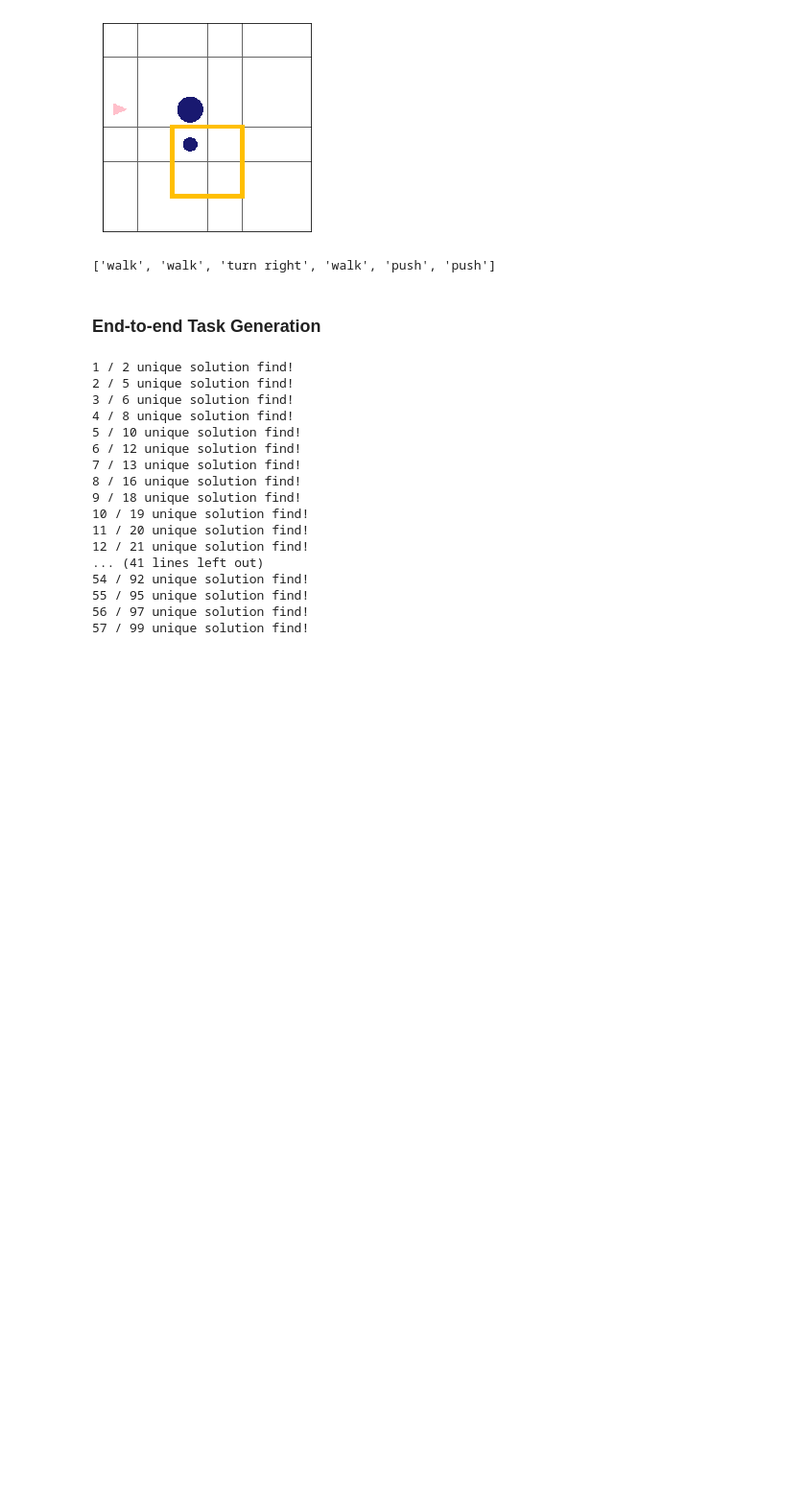
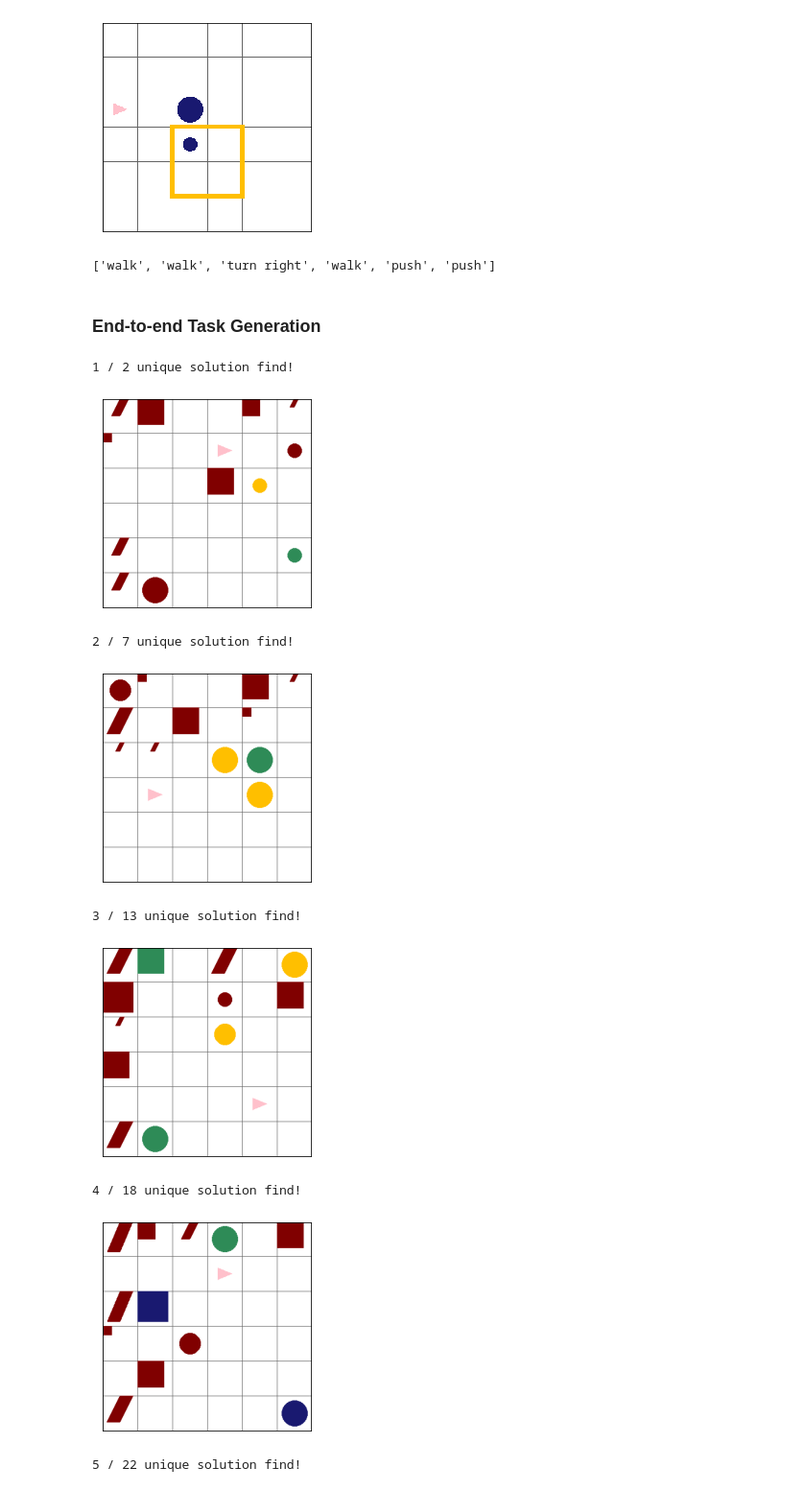
Before and after one commit to frankaging/Reason-SCAN, a Jupyter notebook: code/dataset/demo.ipynb, the cells around one changed output. Shown at 96% size. Saved outputs shown, nothing was run; the diff lists cells and outputs as text; code cells hidden in the pictures; blank space fills up the shorter version.

```diff
--- a/code/dataset/demo.ipynb
+++ b/code/dataset/demo.ipynb
@@ -151,20 +146 @@ vocabulary.get_transitive_verbs() + vocabulary.get_intransitive_verbs()
-# %%
-grammer_pattern = '$OBJ_0 ^ $OBJ_1 & $OBJ_2'
-
-relations = grammer.sample_object_relation_grammer(
-    '$OBJ_0',
-    grammer.build_dependency_graph(grammer_pattern))
-
-
-for relation in relations:
-    object_pattern = relation[0]
-    rel_map = relation[1]
-    for edge, rel in rel_map.items():
-        if rel == "$SAME_SHAPE":
-            assert "$ABS_SHAPE" in object_pattern[edge[0]]
-            assert "$ABS_SHAPE" in object_pattern[edge[1]]
-
-        if rel == "$SAME_COLOR":
-            assert "$COLOR" not in object_pattern[edge[0]]
-            assert "$COLOR" not in object_pattern[edge[1]]
 # %%
@@ -295,17 +438,17 @@ for test_struct in command_structs[:10000]:
 #             print(f"{special_count}/{minor_count}")
         assert len(sampled_world['obj_map']) == len(simulator._world.get_current_situation().to_representation()["placed_objects"])
 # %%
-test_struct = {'obj_pattern_map': {'$OBJ_0': '$COLOR $ABS_SHAPE',
-  '$OBJ_1': '$SIZE $COLOR $SHAPE',
-  '$OBJ_2': '$SIZE $COLOR $SHAPE'},
+test_struct = {'obj_pattern_map': {'$OBJ_0': '$SHAPE',
+  '$OBJ_1': '$COLOR $SHAPE',
+  '$OBJ_2': '$COLOR $SHAPE'},
  'rel_map': OrderedDict([(('$OBJ_0', '$OBJ_1'), '$SAME_ROW'),
-              (('$OBJ_0', '$OBJ_2'), '$SAME_SIZE')]),
- 'obj_map': {'$OBJ_0': 'green object',
-  '$OBJ_1': 'small yellow square',
-  '$OBJ_2': 'big blue circle'},
+              (('$OBJ_0', '$OBJ_2'), '$SAME_COLUMN')]),
+ 'obj_map': {'$OBJ_0': 'circle',
+  '$OBJ_1': 'red cylinder',
+  '$OBJ_2': 'red square'},
  'grammer_pattern': '$OBJ_0 ^ $OBJ_1 & $OBJ_2',
- 'adverb': '',
- 'verb': 'walk'}
+ 'adverb': 'while spinning',
+ 'verb': 'pull'}
 
 simulator = Simulator(
     object_vocabulary, vocabulary,
@@ -331,11 +474,11 @@ for i in range(100):
             include_relation_distractor=True,
             include_attribute_distractor=True,
             include_isomorphism_distractor=True,
-            include_random_distractor=False,
+            include_random_distractor=True,
             full_relation_probability=0.5, # 0.5 seems to work as well!
             debug=False
         )
-    # _ = simulator._world.render_simple()
+
     assert len(sampled_world['obj_map']) == len(simulator._world.get_current_situation().to_representation()["placed_objects"])
 
     graph = ReaSCANGraph(
@@ -347,6 +490,8 @@ for i in range(100):
         debug=False
     )
 
+    # graph.draw()
+
     pattern_graph = ReaSCANGraph(
         objects=obj_map,
         object_patterns=None,
@@ -356,6 +501,8 @@ for i in range(100):
         debug=False
     )
 
+    # pattern_graph.draw()
+
     potential_referent_target = graph.find_referred_object_super_fast(
         pattern_graph, referred_object='$OBJ_0',
         debug=False
@@ -364,6 +511,8 @@ for i in range(100):
     if len(potential_referent_target) == 1:
         test_unique_find += 1
         print(f"{test_unique_find} / {i+1} unique solution find!")
+
+        _ = simulator._world.render_simple()
 
         obj_determiner_map = graph.find_determiners(
             pattern_graph,
@@ -399,46 +548,38 @@ for i in range(100):
             simulator._world.move_object_to_wall(action=semantic_action, manner=adverb)
         target_commands, _ = simulator._world.get_current_observations()
 
         task_struct = OrderedDict({
             "command": ",".join(command_str.split(" ")),
             "meaning": ",".join(command_str.split(" ")),
             "derivation": grammer_pattern,
             "situation": sampled_world["situation"].to_representation(),
             "target_commands": ",".join(target_commands),
             "verb_in_command": verb,
             "adverb_in_command": adverb,
             "referred_target": obj_map["$OBJ_0"],
             "object_pattern_map": obj_pattern_map,
             "relation_map": rel_map,
             "object_expression": obj_map,
             "n_object": len(sampled_world["obj_map"]),
             "n_distractor": len(sampled_world["obj_map"])-len(obj_map),
             "full_relation_distractor": True if len(sampled_world["distractor_switch_map"]["relation"]) == len(rel_map) else False,
             "has_relation_distractor": True if len(sampled_world["distractor_switch_map"]["relation"]) > 0 else False,
             "has_attribute_distractor": sampled_world["distractor_switch_map"]["attribute"],
             "has_isomorphism_distractor": sampled_world["distractor_switch_map"]["isomorphism"],
             "has_random_distractor": True if sampled_world["n_random_distractor"] != -1 else False,
             "n_random_distractor": sampled_world["n_random_distractor"] if sampled_world["n_random_distractor"] != -1 else 0,
             "relation_distractor_metadata": sampled_world["relation_distractor_metadata"],
             "attribute_distractor_metadata": sampled_world["attribute_distractor_metadata"],
             "isomorphism_distractor_metadata": sampled_world["isomorphism_distractor_metadata"],
             "random_distractor_metadata": sampled_world["random_distractor_metadata"],
         })
 # %% [output]
 1 / 2 unique solution find!
-2 / 5 unique solution find!
-3 / 6 unique solution find!
-4 / 8 unique solution find!
-5 / 10 unique solution find!
-6 / 12 unique solution find!
-7 / 13 unique solution find!
-8 / 16 unique solution find!
-9 / 18 unique solution find!
-10 / 19 unique solution find!
-11 / 20 unique solution find!
-12 / 21 unique solution find!
-... (41 lines left out)
-54 / 92 unique solution find!
-55 / 95 unique solution find!
-56 / 97 unique solution find!
-57 / 99 unique solution find!
+[figure, added]
+2 / 7 unique solution find!
+[figure, added]
+3 / 13 unique solution find!
+[figure, added]
+4 / 18 unique solution find!
+[figure, added]
+5 / 22 unique solution find!
```
Also changed, not shown: parts of 10 cells of this notebook, 6 other files.
